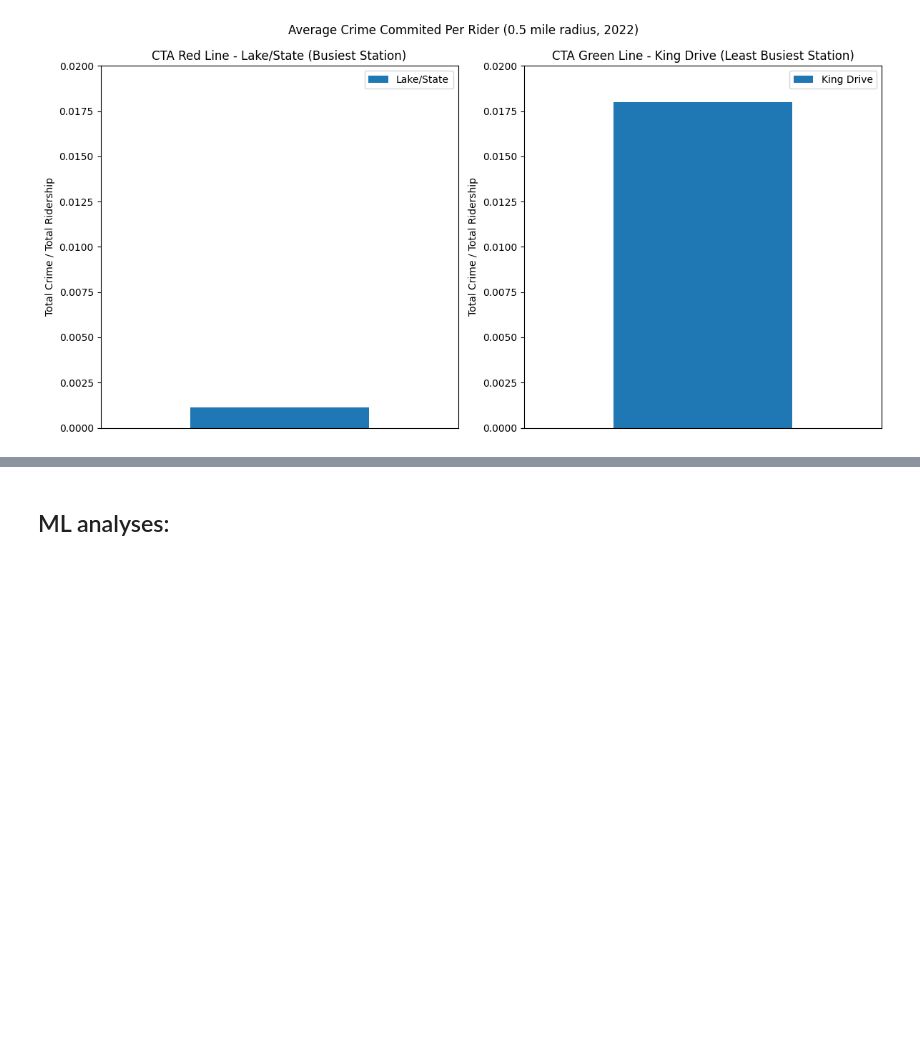
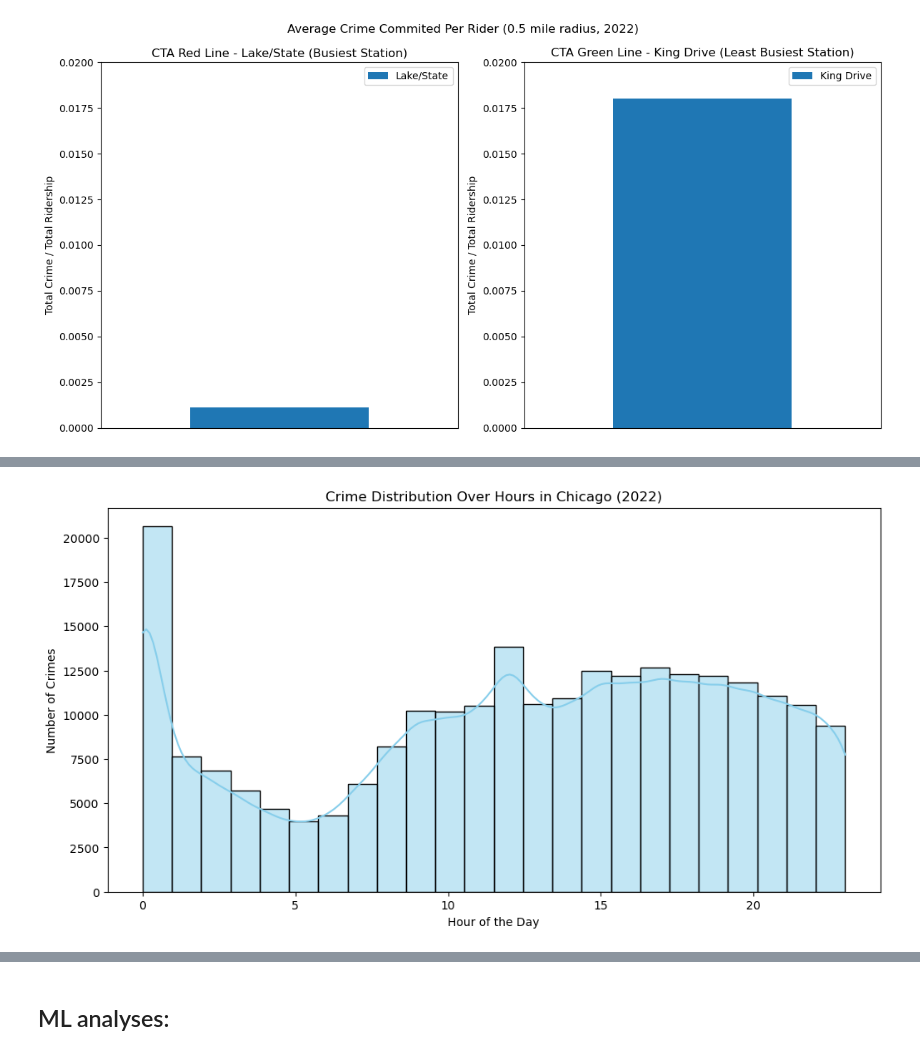
Before and after one commit to chi-city/CS418-Group-Project, a Jupyter notebook: progress_report.ipynb, the cells around one changed output, grey strips where cells are left out. Saved outputs shown, nothing was run; the diff lists cells and outputs as text; code cells hidden in the pictures; blank space fills up the shorter version.

```diff
--- a/progress_report.ipynb
+++ b/progress_report.ipynb
@@ -475,0 +507,16 @@ plot_sampled_crime_map(chicago_crime_data, "Latitude", "Longitude", "Primary Typ
+# %%
+# Ninth Visualization - Peter Rantisi
+import seaborn as sns
+
+# Extract hour information for Chicago crime data
+chicago_crime_data['Hour'] = chicago_crime_data['Date'].dt.hour
+
+# Create a histogram with kernel density estimate for the distribution of crime occurrences over hours in Chicago
+plt.figure(figsize=(12, 6))
+sns.histplot(chicago_crime_data['Hour'], bins=24, kde=True, color='skyblue')
+plt.title('Crime Distribution Over Hours in Chicago (2022)')
+plt.xlabel('Hour of the Day')
+plt.ylabel('Number of Crimes')
+plt.show()
+# %% [output]
+[figure, added]
```
Also changed, not shown: parts of 13 cells of this notebook.
